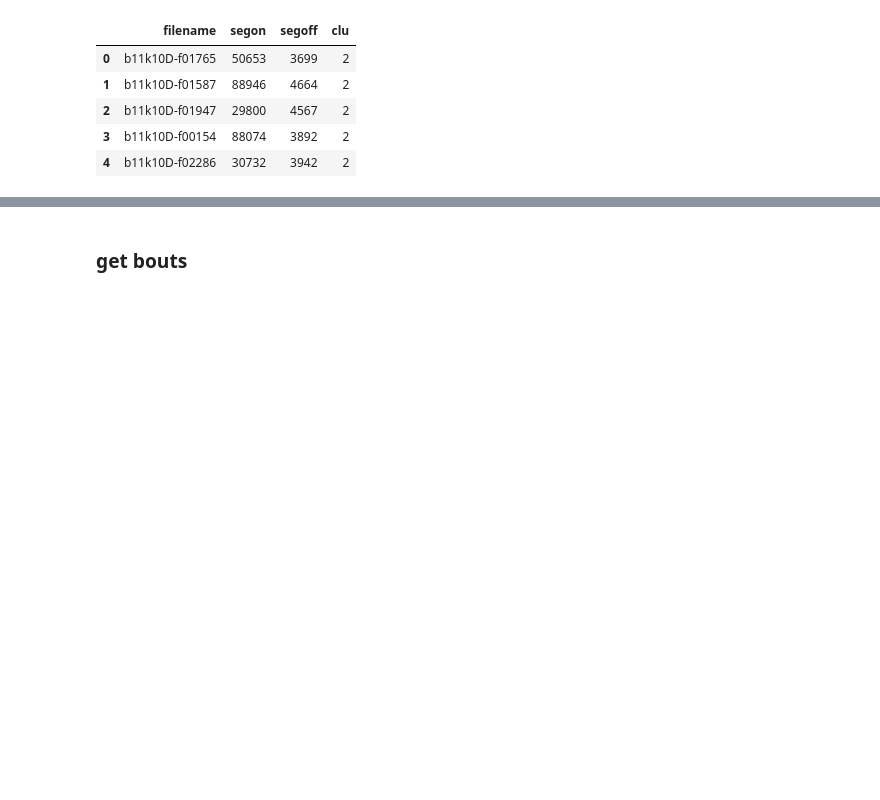
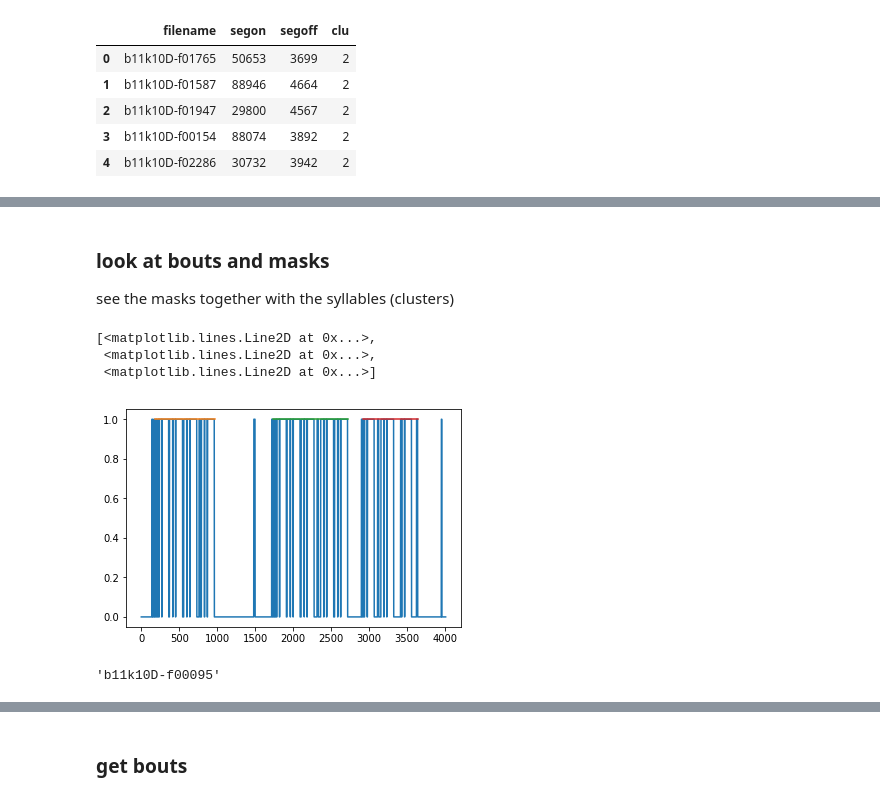
Before and after one commit to zekearneodo/pipefinch, a Jupyter notebook: notebooks/read_flatclust.ipynb, the cells around one changed output, grey strips where cells are left out. Cells and saved outputs as stored; diff of their text form; code cells hidden in the pictures; blank space fills up the shorter version.

```diff
--- a/notebooks/read_flatclust.ipynb
+++ b/notebooks/read_flatclust.ipynb
@@ -70,0 +92,18 @@ clu_pd.head()
+# %% [markdown]
+### look at bouts and masks
+see the masks together with the syllables (clusters)
+# %%
+a_mask, a_song, a_file = tuple([masks_df.loc[22][f] for f in ['masks', 'song', 'file']])
+
+plt.plot(a_mask)
+song_values = np.repeat(np.array([1, 1]), a_song.shape[1]).reshape(a_song.shape)
+plt.plot(a_song/128, song_values)
+# %% [output]
+[<matplotlib.lines.Line2D at 0x...>,
+ <matplotlib.lines.Line2D at 0x...>,
+ <matplotlib.lines.Line2D at 0x...>]
+[figure, added]
+# %%
+a_file
+# %% [output]
+'b11k10D-f00095'
```
Also changed, not shown: parts of 10 cells of this notebook, 4 other files.
